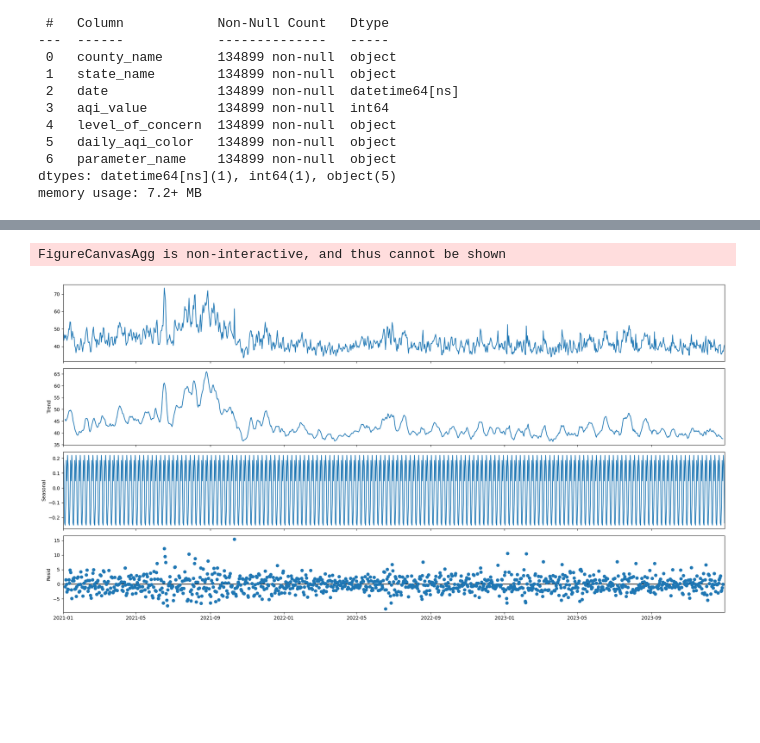
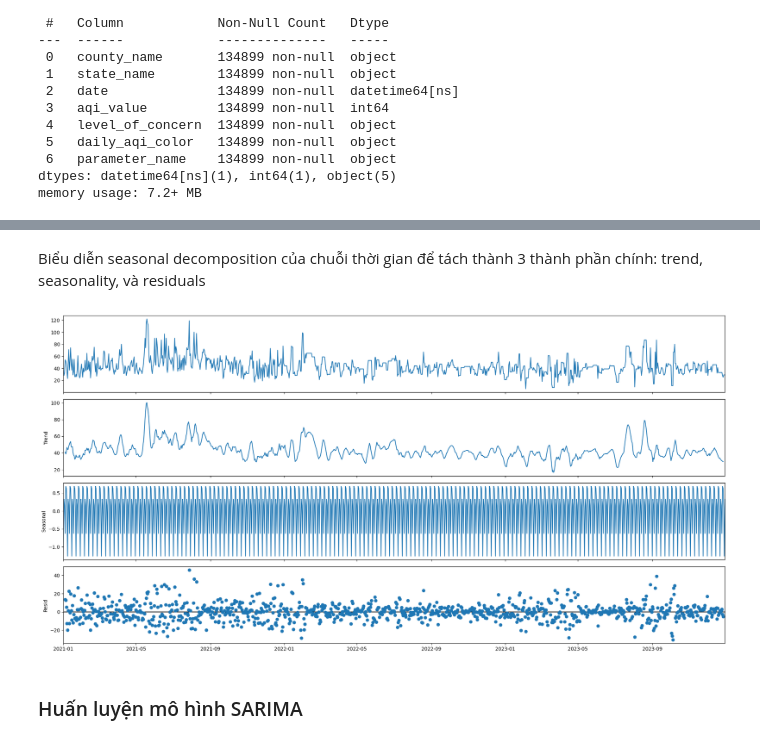
Before and after one commit to trieuvisaooo/US_AQI_Analysis, a Jupyter notebook: Mining/mining.ipynb, the cells around one changed output, grey strips where cells are left out. Cells and saved outputs as stored; diff of their text form; code cells hidden in the pictures; blank space fills up the shorter version.

```diff
--- a/Mining/mining.ipynb
+++ b/Mining/mining.ipynb
@@ -118,0 +140,7 @@ memory usage: 7.2+ MB
+# %%
+new_castle_df = df[
+    (df['county_name'] == 'Lucas') &
+    (df['state_name'] == 'Ohio')
+]
+
+new_castle_df
@@ -119,4 +163,4 @@ memory usage: 7.2+ MB
 # %%
-avg_aqi_df = df.groupby('date', as_index=False)['aqi_value'].mean()
+new_castle_grouped = new_castle_df.groupby('date', as_index=False)['aqi_value'].mean()
 # %%
 fig = px.line(
@@ -130,0 +177,4 @@ fig.show()
+# %%
+new_castle_grouped.set_index("date", inplace=True)
+new_castle_grouped = new_castle_grouped.asfreq('D')
+new_castle_grouped
@@ -130,0 +198,2 @@ fig.show()
+# %%
+new_castle_grouped = new_castle_grouped.fillna(method='ffill')
@@ -181,11 +245,14 @@ avg_aqi_df.set_index("date", inplace=True)
+# %% [markdown]
+Biểu diễn seasonal decomposition của chuỗi thời gian để tách thành 3 thành phần chính: trend, seasonality, và residuals
 # %%
 from pylab import rcParams
 rcParams['figure.figsize'] = 20, 10
 
 import statsmodels.api as sm
-decomposition = sm.tsa.seasonal_decompose(avg_aqi_df, model='additive')
+decomposition = sm.tsa.seasonal_decompose(new_castle_grouped, model='additive')
 fig = decomposition.plot()
 fig.show()
 # %% [output]
-FigureCanvasAgg is non-interactive, and thus cannot be shown
-[figure, old version]
+[figure, new version]
+# %% [markdown]
+### Huấn luyện mô hình SARIMA
```
Also changed, not shown: parts of 42 cells of this notebook, 3 other files.
